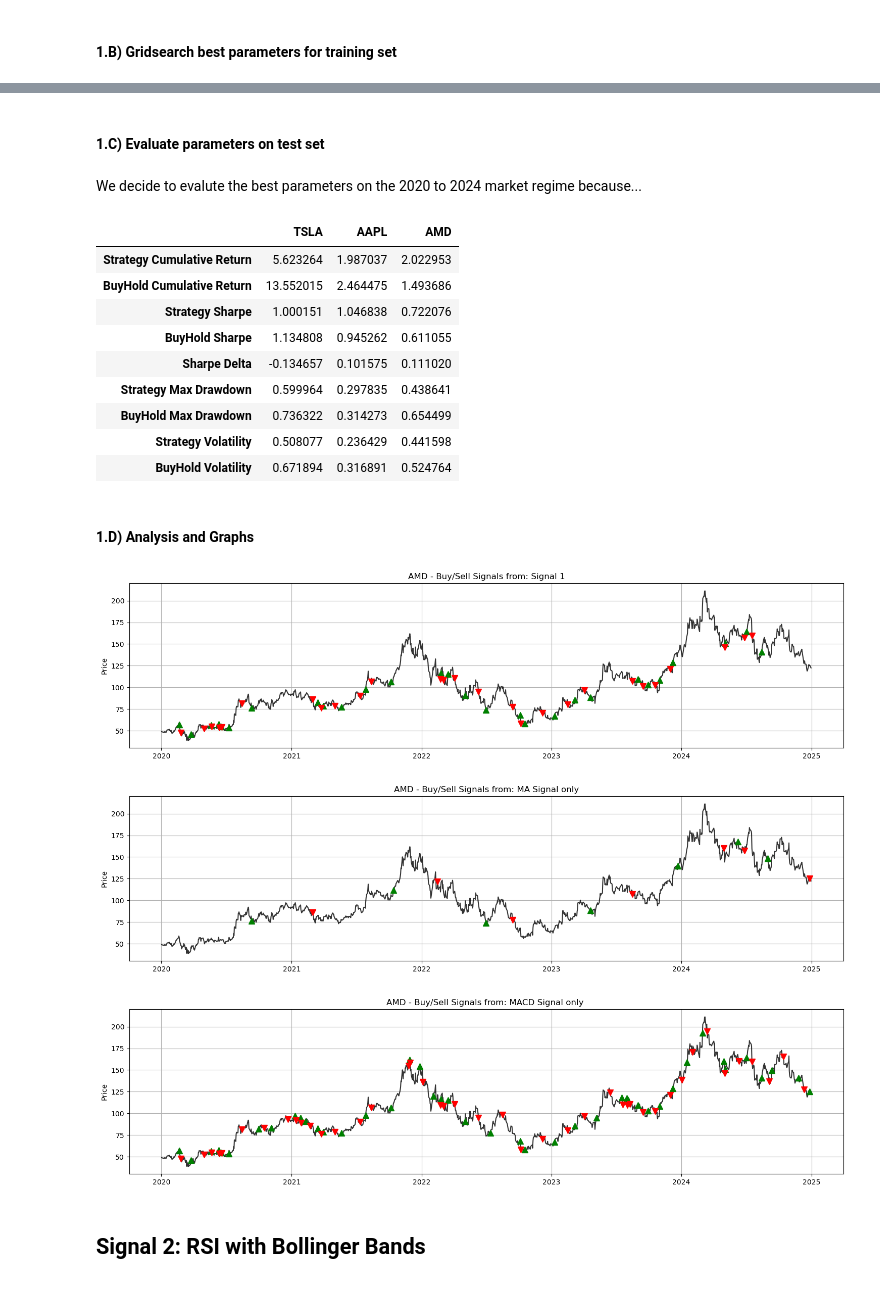
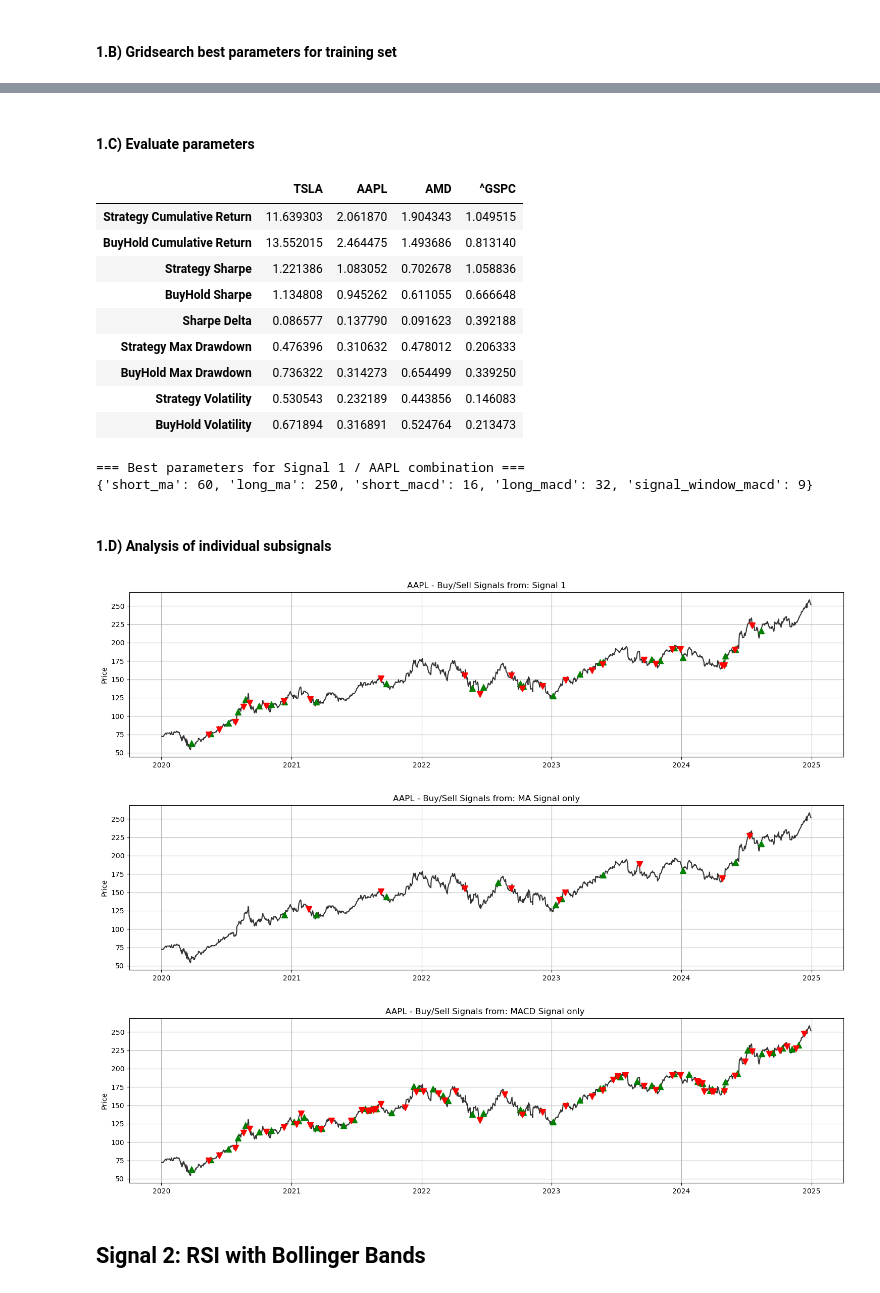
Before and after one commit to aaronsennhenn/computationalfinance, a Jupyter notebook: research_notebook.ipynb, the cells around one changed output, grey strips where cells are left out. Drawn from its saved outputs; the diff is of its cells as text; code cells hidden in the pictures.

```diff
--- a/research_notebook.ipynb
+++ b/research_notebook.ipynb
@@ -11,8 +11,8 @@ import matplotlib.pyplot as plt
 from module import *
 # %%
 #Load data in for in-sample
-tickers = ["TSLA", "AAPL", "AMD"]
-start = "2010-01-01"
+tickers = ["TSLA", "AAPL", "AMD", '^GSPC']
+start = "2011-01-01"
 end = "2019-12-31"
 
 df_prices, df_changes = download_stock_price_data(tickers, start, end)
@@ -57,10 +90,10 @@ For the parameter space we choose these parameters because in this literature ..
 # %%
 param_grid = {
-    'short_ma': [10, 20, 30, 40, 50],
-    'long_ma': [55, 75, 100, 125, 150, 175, 200],
-    'short_macd': [12],
-    'long_macd': [26],
-    'signal_window_macd': [9]
+    'short_ma': [20, 30, 40, 50, 60, 70],
+    'long_ma': [125, 150, 175, 200, 225, 250],
+    'short_macd': [8, 12, 16],
+    'long_macd': [20, 26, 32],
+    'signal_window_macd': [5, 9, 13]
 }
 
 all_best_params = {}
@@ -71,6 +104,6 @@ for ticker in tickers:
     pd.set_option('display.width', 200)
     pd.set_option('display.max_columns', None)
     print(f"\n=== Results for {ticker} ===")
-    print(results_df.head(5))
+    print(results_df.head(3))
 # %% [output]
 === Results for TSLA ===
@@ -93,7 +126,5 @@ for ticker in tickers:
 # %% [markdown]
-#### 1.C) Evaluate parameters on test set
+#### 1.C) Evaluate parameters
-# %% [markdown]
-We decide to evalute the best parameters on the 2020 to 2024 market regime because...
 # %%
 test_results = {}
 for ticker in tickers:
@@ -115,23 +146,30 @@ for ticker in tickers:
 df_test_results = pd.DataFrame.from_dict(test_results)
 df_test_results
 # %% [output]
-|  | TSLA | AAPL | AMD |
-| Strategy Cumulative Return | 5.623264 | 1.987037 | 2.022953 |
-| BuyHold Cumulative Return | 13.552015 | 2.464475 | 1.493686 |
-| Strategy Sharpe | 1.000151 | 1.046838 | 0.722076 |
-| BuyHold Sharpe | 1.134808 | 0.945262 | 0.611055 |
-| Sharpe Delta | -0.134657 | 0.101575 | 0.111020 |
-| Strategy Max Drawdown | 0.599964 | 0.297835 | 0.438641 |
-| BuyHold Max Drawdown | 0.736322 | 0.314273 | 0.654499 |
-| Strategy Volatility | 0.508077 | 0.236429 | 0.441598 |
-| BuyHold Volatility | 0.671894 | 0.316891 | 0.524764 |
+|  | TSLA | AAPL | AMD | ^GSPC |
+| Strategy Cumulative Return | 11.639303 | 2.061870 | 1.904343 | 1.049515 |
+| BuyHold Cumulative Return | 13.552015 | 2.464475 | 1.493686 | 0.813140 |
+| Strategy Sharpe | 1.221386 | 1.083052 | 0.702678 | 1.058836 |
+| BuyHold Sharpe | 1.134808 | 0.945262 | 0.611055 | 0.666648 |
+| Sharpe Delta | 0.086577 | 0.137790 | 0.091623 | 0.392188 |
+| Strategy Max Drawdown | 0.476396 | 0.310632 | 0.478012 | 0.206333 |
+| BuyHold Max Drawdown | 0.736322 | 0.314273 | 0.654499 | 0.339250 |
+| Strategy Volatility | 0.530543 | 0.232189 | 0.443856 | 0.146083 |
+| BuyHold Volatility | 0.671894 | 0.316891 | 0.524764 | 0.213473 |
+# %%
+best_ticker = 'AAPL' #Change this depending on what tikcer works best with the signal
+print(f"\n=== Best parameters for Signal 1 / {best_ticker} combination ===")
+print(all_best_params[best_ticker])
+# %% [output]
+=== Best parameters for Signal 1 / AAPL combination ===
+{'short_ma': 60, 'long_ma': 250, 'short_macd': 16, 'long_macd': 32, 'signal_window_macd': 9}
 # %% [markdown]
-#### 1.D) Analysis and Graphs
+#### 1.D) Analysis of individual subsignals
 # %%
-plot_buy_and_sell_signals(signal['position_change'], test_df_prices, 'AMD', 'Signal 1')
-plot_buy_and_sell_signals(signal['ma_position_change'], test_df_prices, 'AMD', 'MA Signal only')
-plot_buy_and_sell_signals(signal['macd_position_change'], test_df_prices, 'AMD', 'MACD Signal only ')
+plot_buy_and_sell_signals(signal['position_change'], test_df_prices, best_ticker, 'Signal 1')
+plot_buy_and_sell_signals(signal['ma_position_change'], test_df_prices, best_ticker, 'MA Signal only')
+plot_buy_and_sell_signals(signal['macd_position_change'], test_df_prices, best_ticker, 'MACD Signal only ')
 # %% [output]
-[figure, old version]
+[figure, new version]
-[figure, old version]
+[figure, new version]
-[figure, old version]
+[figure, new version]
```
Also changed, not shown: parts of 17 cells of this notebook, 3 other files.
